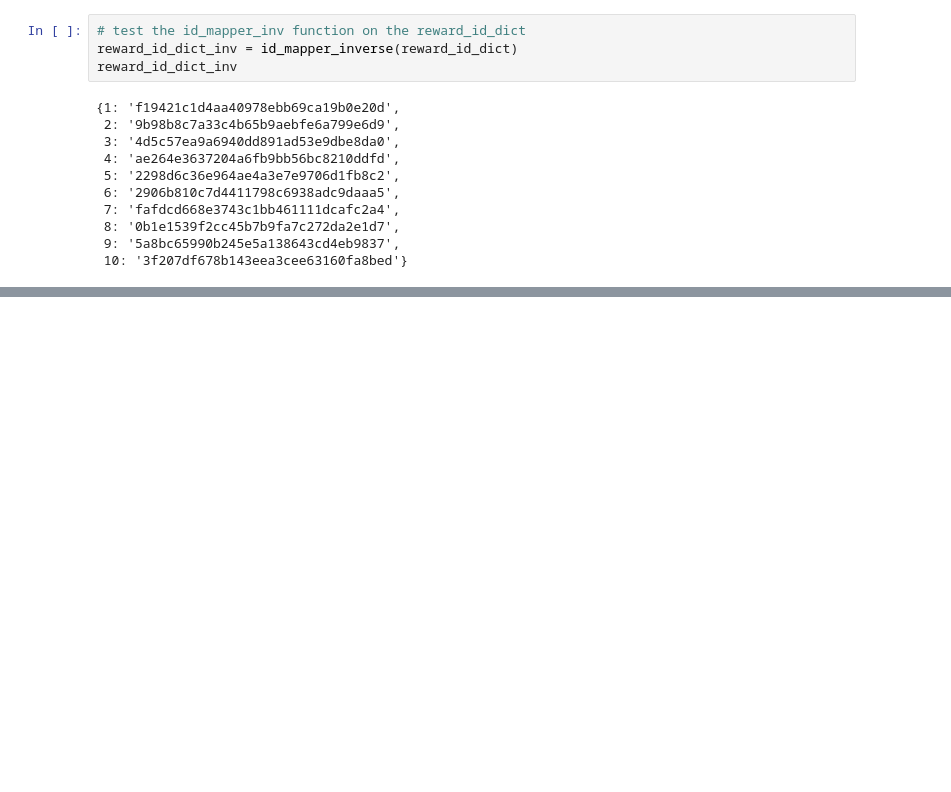
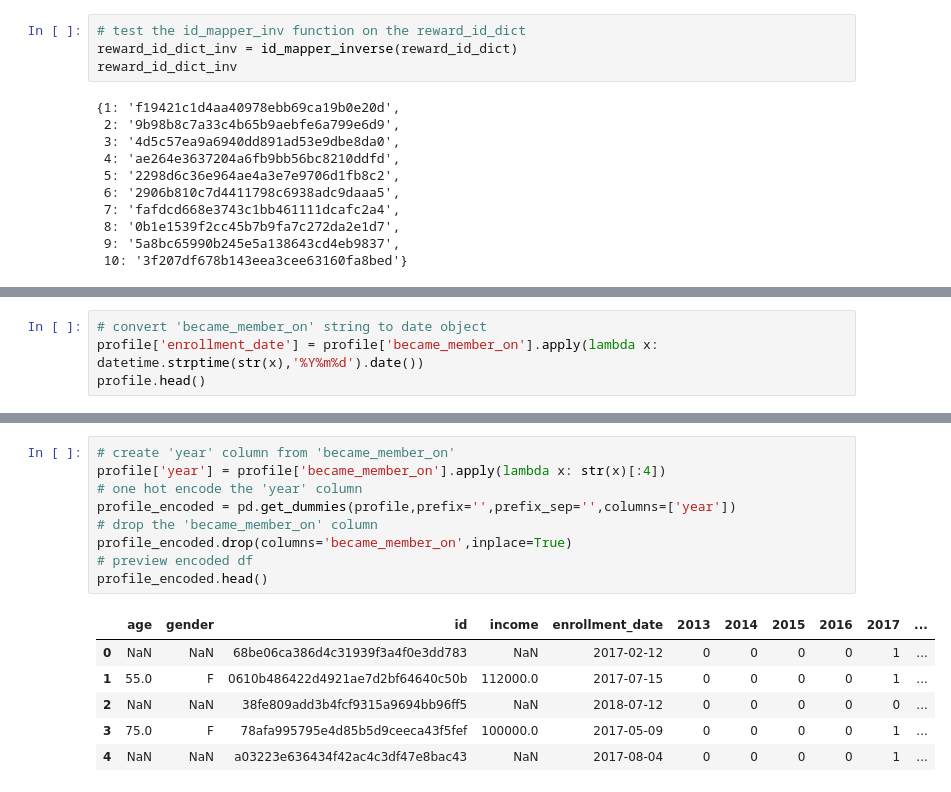
Before and after one commit to blowe615/starbucks_offers, a Jupyter notebook: starbucks_offers.ipynb, the cells around one changed output, grey strips where cells are left out. Saved outputs shown, nothing was run; the diff lists cells and outputs as text; blank space fills up the shorter version.

Commit message:
feat: Clean the profile dataset
Cleaning steps:
- Convert enrollment date to date object
- One hot encode enrollment date by year
- Map alphanumeric member ids to numeric ids

```diff
--- a/starbucks_offers.ipynb
+++ b/starbucks_offers.ipynb
@@ -462,0 +466,4 @@ reward_id_dict_inv
+# %%
+# convert 'became_member_on' string to date object
+profile['enrollment_date'] = profile['became_member_on'].apply(lambda x: datetime.strptime(str(x),'%Y%m%d').date())
+profile.head()
@@ -462,0 +477,16 @@ reward_id_dict_inv
+# %%
+# create 'year' column from 'became_member_on'
+profile['year'] = profile['became_member_on'].apply(lambda x: str(x)[:4])
+# one hot encode the 'year' column
+profile_encoded = pd.get_dummies(profile,prefix='',prefix_sep='',columns=['year'])
+# drop the 'became_member_on' column
+profile_encoded.drop(columns='became_member_on',inplace=True)
+# preview encoded df
+profile_encoded.head()
+# %% [output]
+|  | age | gender | id | income | enrollment_date | 2013 | 2014 | 2015 | 2016 | 2017 | ... |
+| 0 | NaN | NaN | 68be06ca386d4c31939f3a4f0e3dd783 | NaN | 2017-02-12 | 0 | 0 | 0 | 0 | 1 | ... |
+| 1 | 55.0 | F | 0610b486422d4921ae7d2bf64640c50b | 112000.0 | 2017-07-15 | 0 | 0 | 0 | 0 | 1 | ... |
+| 2 | NaN | NaN | 38fe809add3b4fcf9315a9694bb96ff5 | NaN | 2018-07-12 | 0 | 0 | 0 | 0 | 0 | ... |
+| 3 | 75.0 | F | 78afa995795e4d85b5d9ceeca43f5fef | 100000.0 | 2017-05-09 | 0 | 0 | 0 | 0 | 1 | ... |
+| 4 | NaN | NaN | a03223e636434f42ac4c3df47e8bac43 | NaN | 2017-08-04 | 0 | 0 | 0 | 0 | 1 | ... |
```
Also changed, not shown: parts of 5 cells of this notebook.
